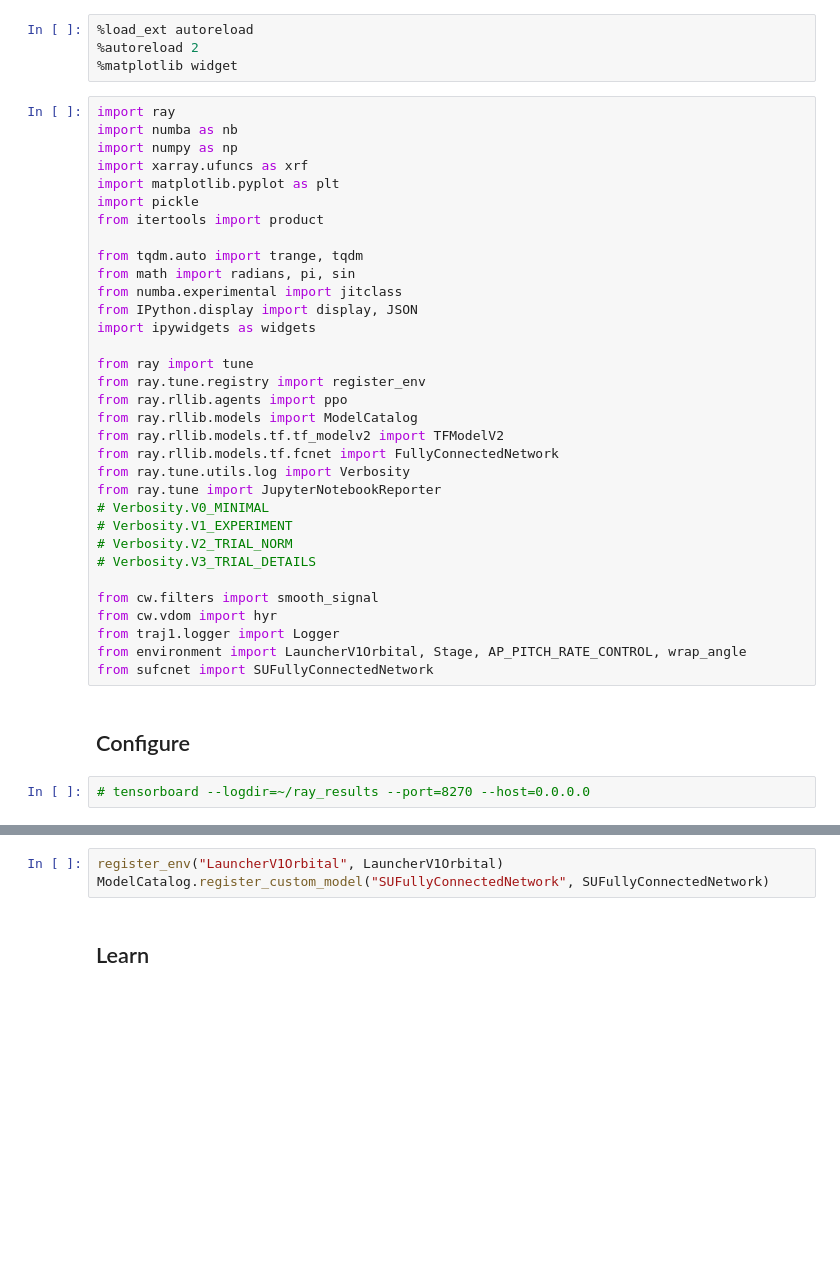
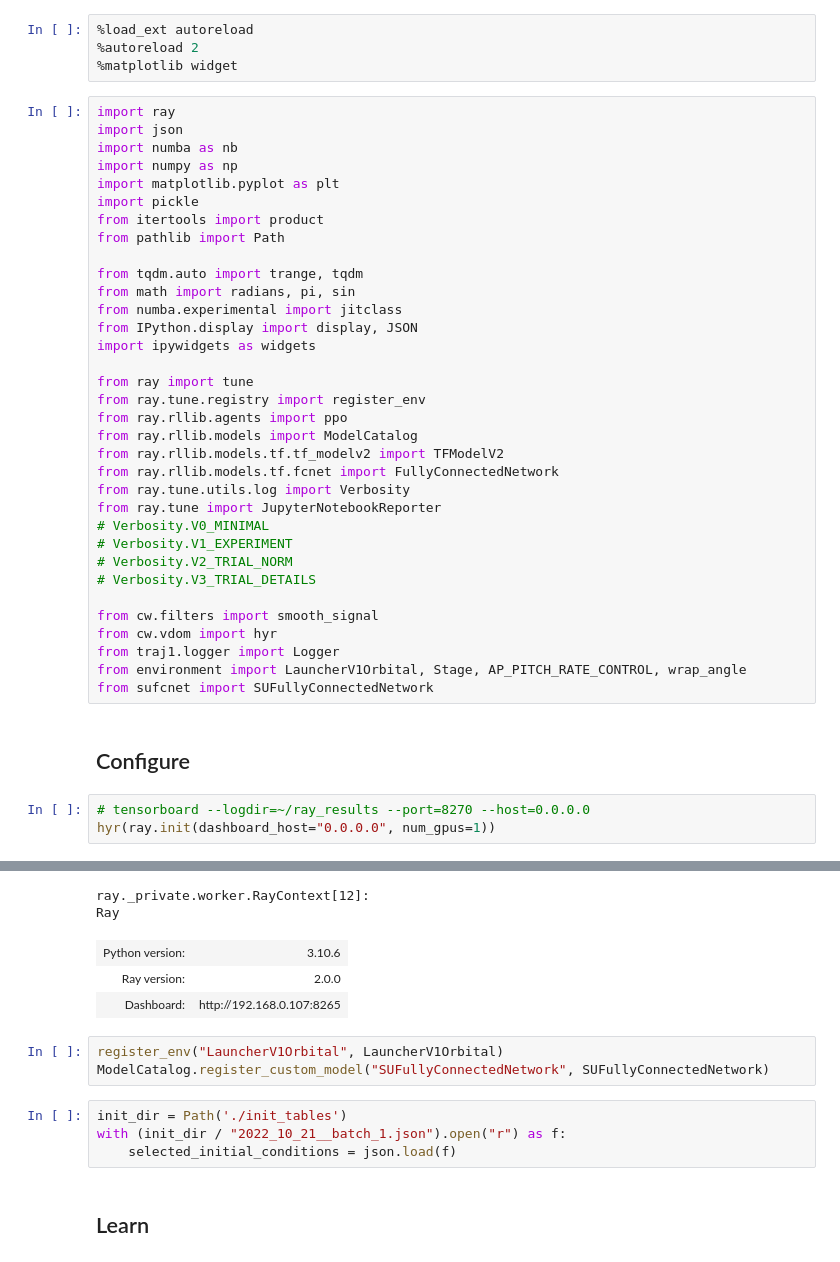
Before and after one commit to aarondewindt/thesis, a Jupyter notebook: code/trajectory_optimization_1/work/to_orbital/1_rl_ppo_basic.ipynb, the cells around one changed output, grey strips where cells are left out. Cells and saved outputs as stored; diff of their text form; blank space fills up the shorter version.

```diff
--- a/code/trajectory_optimization_1/work/to_orbital/1_rl_ppo_basic.ipynb
+++ b/code/trajectory_optimization_1/work/to_orbital/1_rl_ppo_basic.ipynb
@@ -6,12 +6,13 @@
 %matplotlib widget
 # %%
 import ray
+import json
 import numba as nb
 import numpy as np
-import xarray.ufuncs as xrf
 import matplotlib.pyplot as plt
 import pickle
 from itertools import product
+from pathlib import Path
 
 from tqdm.auto import trange, tqdm
 from math import radians, pi, sin
@@ -41,3 +42,5 @@ from sufcnet import SUFullyConnectedNetwork
 ## Configure
 # %%
 # tensorboard --logdir=~/ray_results --port=8270 --host=0.0.0.0
+hyr(ray.init(dashboard_host="0.0.0.0", num_gpus=1))
+# %% [output]
@@ -44,6 +48,15 @@ from sufcnet import SUFullyConnectedNetwork
+ray._private.worker.RayContext[12]:
+Ray
+| Python version: | 3.10.6 |
+| Ray version: | 2.0.0 |
+| Dashboard: | http://192.168.0.107:8265 |
 # %%
 register_env("LauncherV1Orbital", LauncherV1Orbital)
 ModelCatalog.register_custom_model("SUFullyConnectedNetwork", SUFullyConnectedNetwork)
+# %%
+init_dir = Path('./init_tables')
+with (init_dir / "2022_10_21__batch_1.json").open("r") as f:
+    selected_initial_conditions = json.load(f)
 # %% [markdown]
 ## Learn
 # %%
```
Also changed, not shown: parts of 2 cells of this notebook, 3 other files.
